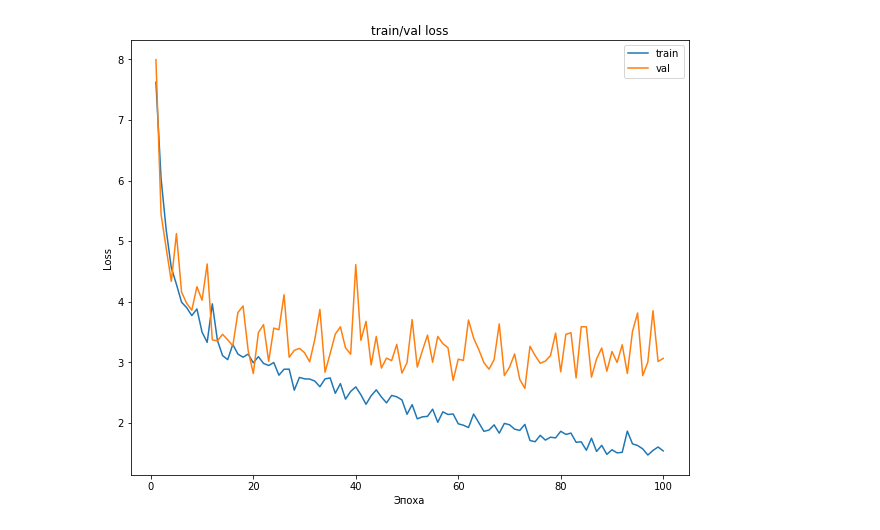
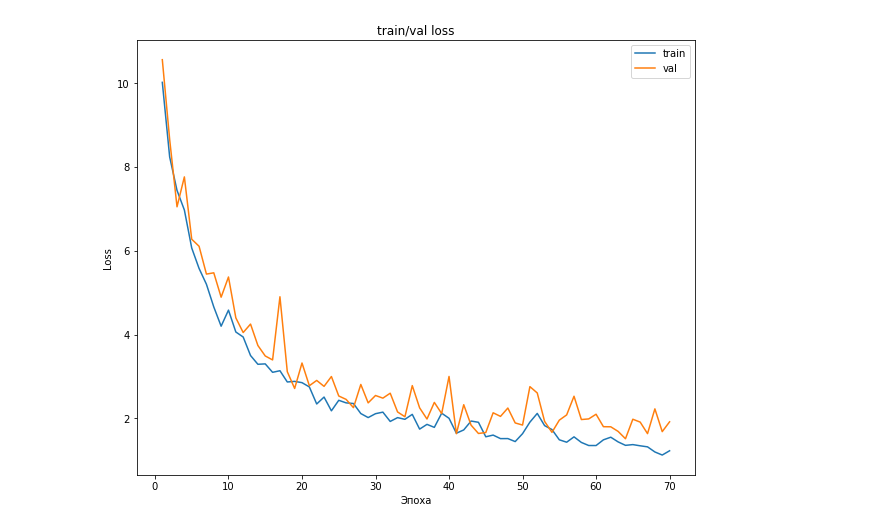
Before and after one commit to RodionovDenis/ECG-artifacts-and-noise, a Jupyter notebook: ECG_Training.ipynb, the cells around one changed output. Saved outputs shown, nothing was run; the diff lists cells and outputs as text; code cells hidden in the pictures.

Commit message:
add train

```diff
--- a/ECG_Training.ipynb
+++ b/ECG_Training.ipynb
@@ -221,5 +397,7 @@ def get_loader(signals, masks, batch_size=4):
     dataset = SegmentationDataset(signals, masks)
     return DataLoader(dataset, batch_size=batch_size)
 # %%
-train_loader = get_loader(signals_train, masks_train)
-val_loader = get_loader(signals_test, masks_test)
+batch_size = 128
+
+train_loader = get_loader(signals_train, masks_train, batch_size)
+val_loader = get_loader(signals_test, masks_test, batch_size)
@@ -231,7 +404,8 @@ plot_signal_with_mask(a[0].tolist(), b.numpy())
 # %%
 import torch.nn.functional as F
 
-weights = torch.Tensor([1., 5., 5.])
+weights = torch.Tensor([1., 15., 15.])
+weights = weights.to(device)
 
 
 def get_loss_with_confusion(model, X_batch, y_batch, w):
@@ -240,6 +414,9 @@ def get_loss_with_confusion(model, X_batch, y_batch, w):
     y_batch = y_batch[:, 2000:-2000]
     w = w[:, 2000:-2000]
     loss = (w * F.cross_entropy(logits, y_batch, weight=weights)).mean()
+
+    y_batch = y_batch.to(cpu)
+    logits = logits.to(cpu)
 
     y_batch = y_batch.data.numpy().reshape(-1)
     logits = logits.data.numpy()
@@ -288,18 +465,27 @@ def fit(model, train_loader, val_loader, optimizer, loss_function, num_epochs=No
         start_time = time.time()
         model.train()
         for X_batch, y_batch, w in train_loader:
+            X_batch = X_batch.to(device)
+            y_batch = y_batch.to(device)
+            w = w.to(device)
             loss = loss_function(model, X_batch, y_batch, w)
             optimizer.zero_grad()
             loss.backward()
             optimizer.step()
+            loss = loss.to(cpu)
             train_losses.append(loss.data.numpy())
 
         model.eval()
         confusion_all = np.zeros((3, 3))
         for X_batch, y_batch, w in val_loader:
+            X_batch = X_batch.to(device)
+            y_batch = y_batch.to(device)
+            w = w.to(device)
             loss, confusion = get_loss_with_confusion(model, X_batch, y_batch, w)
+            loss = loss.to(cpu)
             confusion_all += confusion
             val_losses.append(loss.data.numpy())
+
 
         train_loss = np.mean(train_losses[-len(train_loader):])
         val_loss = np.mean(val_losses[-len(val_loader):])
@@ -393,5 +580,7 @@ model = UNet(1, 3)
 optimizer = torch.optim.Adam(model.parameters())
+# %%
+model = model.to(device)
 # %%
-fit(model, train_loader, val_loader, optimizer, get_loss,100)
+fit(model, train_loader, val_loader, optimizer, get_loss,70)
 # %% [output]
-[figure, old version]
+[figure, new version]
```
Also changed, not shown: parts of 30 cells of this notebook, 1 other file.
